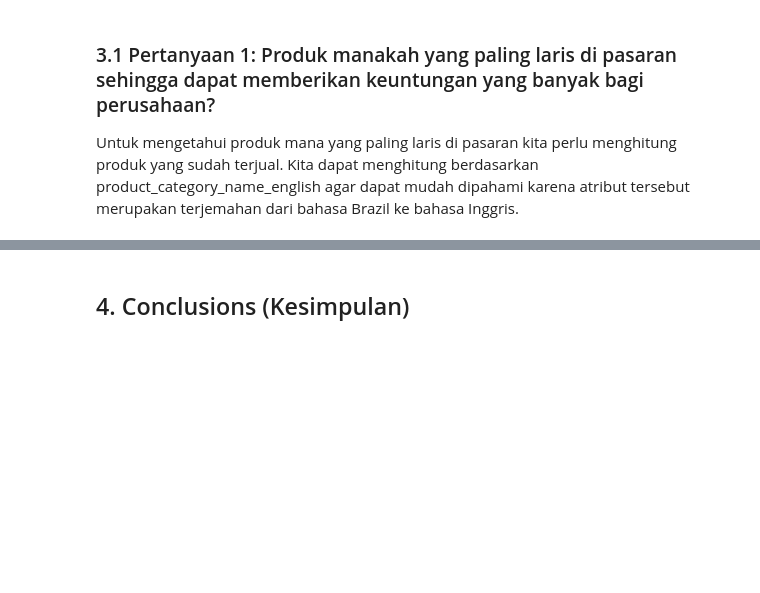
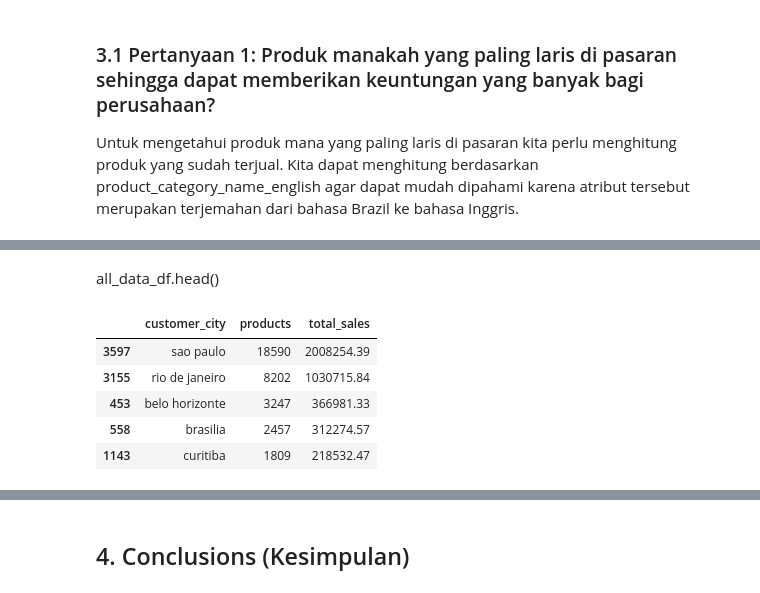
Before and after one commit to andifirman/Brazillian-E-Commerce-Dataset-Analysis, a Jupyter notebook: 2024-10-4_Final Project_E-Commerce Analysis.ipynb, the cells around one changed output, grey strips where cells are left out. Saved outputs shown, nothing was run; the diff lists cells and outputs as text; code cells hidden in the pictures; blank space fills up the shorter version.

```diff
--- a/2024-10-4_Final Project_E-Commerce Analysis.ipynb
+++ b/2024-10-4_Final Project_E-Commerce Analysis.ipynb
@@ -1305,0 +1339,21 @@ plt.show()
+# %% [markdown]
+all_data_df.head()
+# %%
+# Berdasarkan customer_state
+
+geolocation_sales_city_df = all_data_df.groupby(by="customer_city", as_index=False).agg({
+    "product_id": "count",
+    "price": "sum"
+})
+
+geolocation_sales_city_df = geolocation_sales_city_df.rename(columns={"product_id": "products", "price": "total_sales"})
+geolocation_sales_city_df = geolocation_sales_city_df.sort_values(by="products", ascending=False)
+
+geolocation_sales_city_df.head()
+# %% [output]
+|  | customer_city | products | total_sales |
+| 3597 | sao paulo | 18590 | 2008254.39 |
+| 3155 | rio de janeiro | 8202 | 1030715.84 |
+| 453 | belo horizonte | 3247 | 366981.33 |
+| 558 | brasilia | 2457 | 312274.57 |
+| 1143 | curitiba | 1809 | 218532.47 |
```
Also changed, not shown: parts of 12 cells of this notebook.
